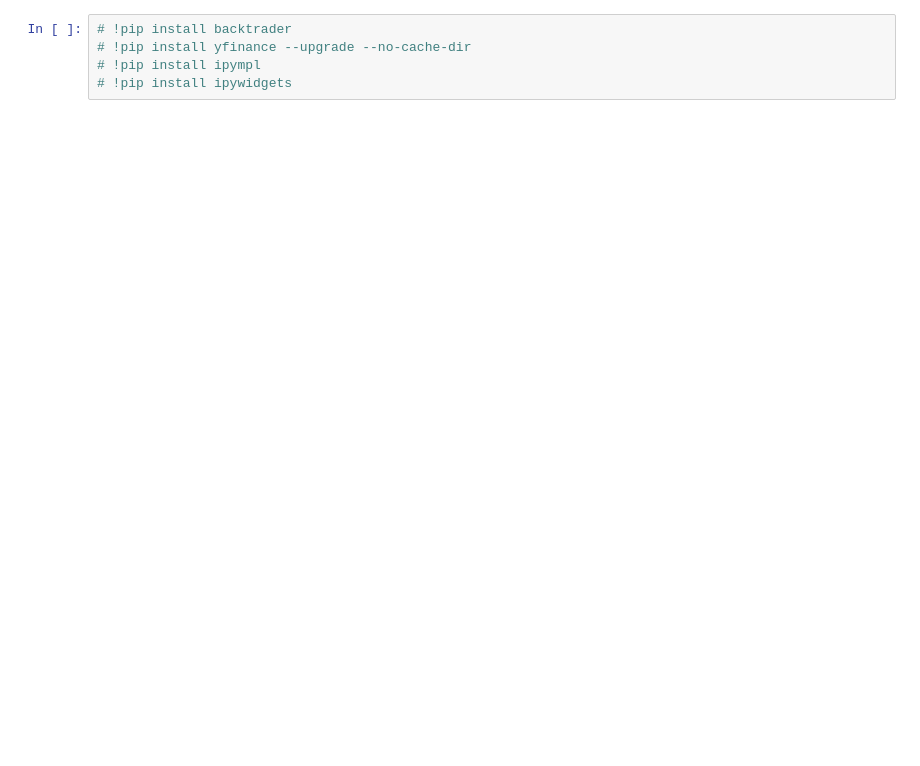
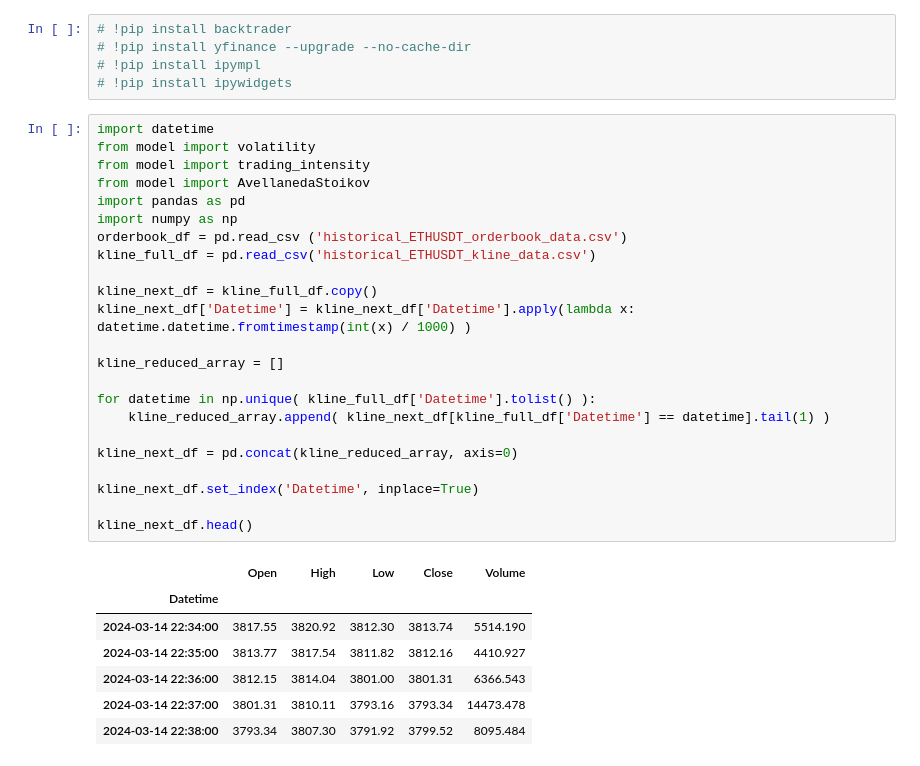
Before and after one commit to Luxury-Duckling-Services/avellaneda-stoikov, a Jupyter notebook: backtrader.ipynb, the cells around one changed output. Drawn from its saved outputs; the diff is of its cells as text; blank space fills up the shorter version.

```diff
--- a/backtrader.ipynb
+++ b/backtrader.ipynb
@@ -3,3 +3,34 @@
 # !pip install yfinance --upgrade --no-cache-dir
 # !pip install ipympl
 # !pip install ipywidgets
+# %%
+import datetime
+from model import volatility
+from model import trading_intensity
+from model import AvellanedaStoikov
+import pandas as pd
+import numpy as np
+orderbook_df = pd.read_csv ('historical_ETHUSDT_orderbook_data.csv')
+kline_full_df = pd.read_csv('historical_ETHUSDT_kline_data.csv')
+
+kline_next_df = kline_full_df.copy()
+kline_next_df['Datetime'] = kline_next_df['Datetime'].apply(lambda x: datetime.datetime.fromtimestamp(int(x) / 1000) )
+
+kline_reduced_array = []
+
+for datetime in np.unique( kline_full_df['Datetime'].tolist() ):
+    kline_reduced_array.append( kline_next_df[kline_full_df['Datetime'] == datetime].tail(1) )
+
+kline_next_df = pd.concat(kline_reduced_array, axis=0)
+
+kline_next_df.set_index('Datetime', inplace=True)
+
+kline_next_df.head()
+# %% [output]
+|  | Open | High | Low | Close | Volume |
+| Datetime |  |  |  |  |  |
+| 2024-03-14 22:34:00 | 3817.55 | 3820.92 | 3812.30 | 3813.74 | 5514.190 |
+| 2024-03-14 22:35:00 | 3813.77 | 3817.54 | 3811.82 | 3812.16 | 4410.927 |
+| 2024-03-14 22:36:00 | 3812.15 | 3814.04 | 3801.00 | 3801.31 | 6366.543 |
+| 2024-03-14 22:37:00 | 3801.31 | 3810.11 | 3793.16 | 3793.34 | 14473.478 |
+| 2024-03-14 22:38:00 | 3793.34 | 3807.30 | 3791.92 | 3799.52 | 8095.484 |
```
Also changed, not shown: parts of 9 cells of this notebook, 2 other files.
